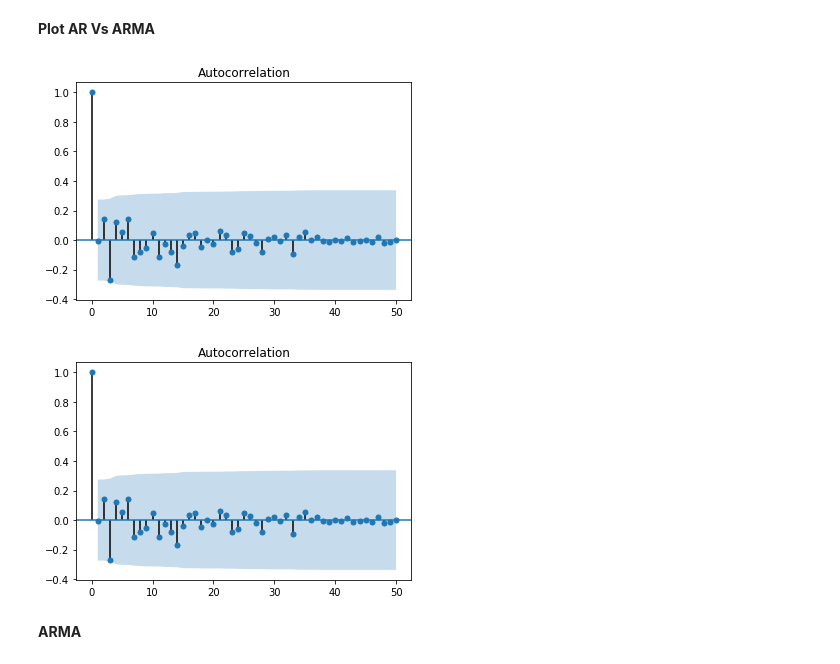
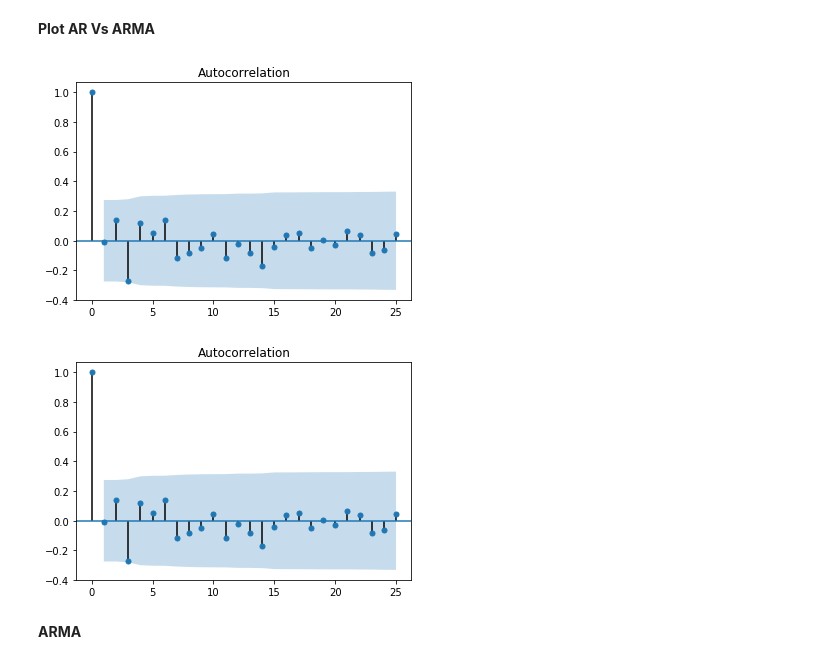
Before and after one commit to datatcy/Frank, a Jupyter notebook: projects/final-project/03-exploratory-analysis/DSPMdl01RAM.ipynb, the cells around one changed output. Drawn from its saved outputs; the diff is of its cells as text; code cells hidden in the pictures.

```diff
--- a/projects/final-project/03-exploratory-analysis/DSPMdl01RAM.ipynb
+++ b/projects/final-project/03-exploratory-analysis/DSPMdl01RAM.ipynb
@@ -137,10 +148,10 @@ mdl01ramar.resid.plot()
 # %% [markdown]
 <b>Plot AR  Vs ARMA</b>
 # %%
-plot_acf(mdl01ramar.resid, lags=50)
+plot_acf(mdl01ramar.resid, lags=25)
 # %% [output]
-[figure, old version]
+[figure, new version]
-[figure, old version]
+[figure, new version]
 # %% [markdown]
 <b> ARMA </B>
 # %%
```
Also changed, not shown: parts of 6 cells of this notebook, 2 other files.
